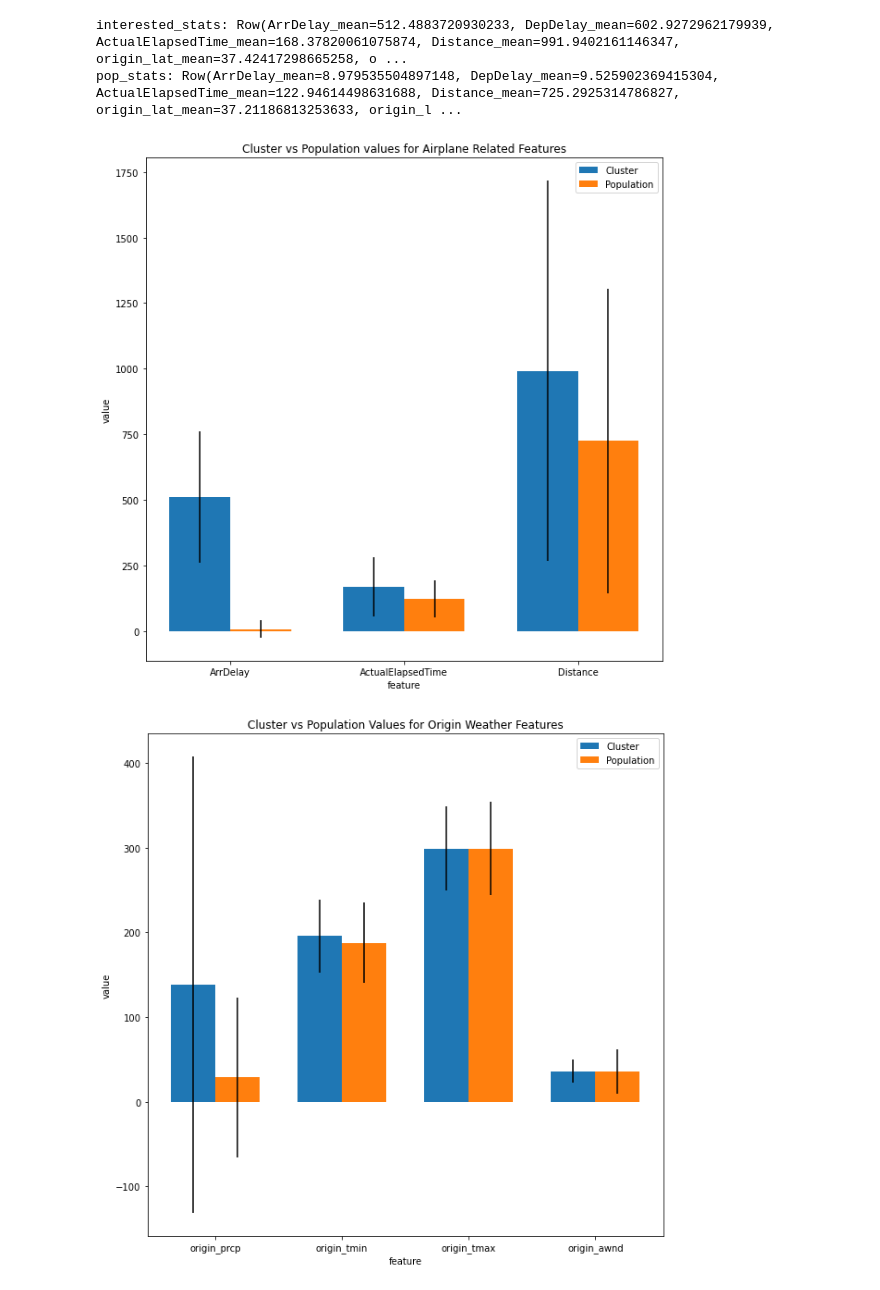
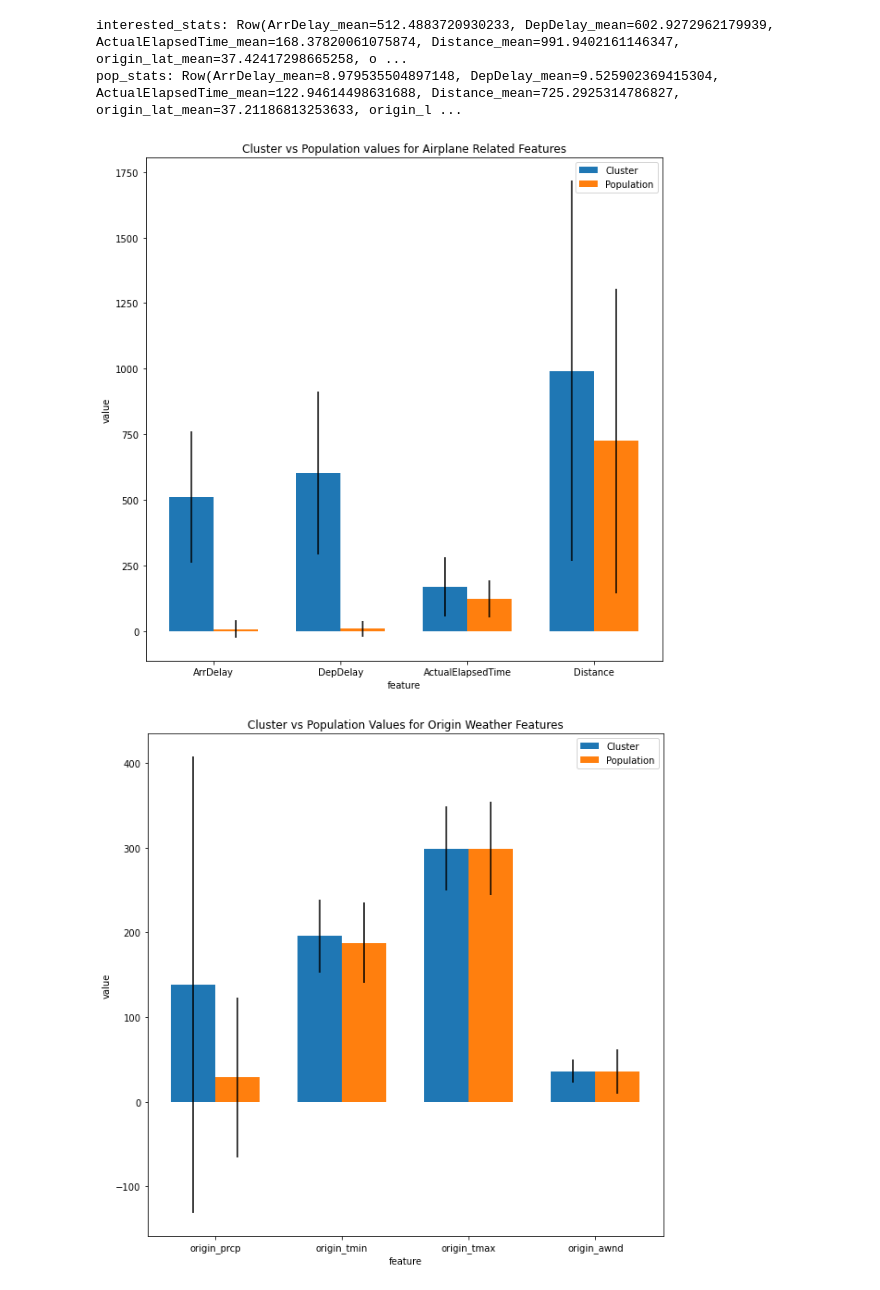
Before and after one commit to vishal929/Massive-Data-CS543, a Jupyter notebook: cluster_analysis/cure_cluster_analysis_summer.ipynb, the cells around one changed output. Cells and saved outputs as stored; diff of their text form; code cells hidden in the pictures.

```diff
--- a/cluster_analysis/cure_cluster_analysis_summer.ipynb
+++ b/cluster_analysis/cure_cluster_analysis_summer.ipynb
@@ -409,11 +409,11 @@ interested_stats: Row(ArrDelay_mean=512.4883720930233, DepDelay_mean=602.9272962
 pop_stats: Row(ArrDelay_mean=8.979535504897148, DepDelay_mean=9.525902369415304, ActualElapsedTime_mean=122.94614498631688, Distance_mean=725.2925314786827, origin_lat_mean=37.21186813253633, origin_l ...
 # %%
 # flight related features
-labels = ['ArrDelay', 'ActualElapsedTime', 'Distance']
+labels = ['ArrDelay', 'DepDelay', 'ActualElapsedTime', 'Distance']
 title = 'Cluster vs Population values for Airplane Related Features'
 plot_features(labels,title,interested_stats,pop_stats)
 # %% [output]
-[figure, old version]
+[figure, new version]
 # %%
 # weather related features for origin
 labels = ['origin_prcp','origin_tmin','origin_tmax','origin_awnd']
```
Also changed, not shown: parts of 3 cells of this notebook, 1 other file.
